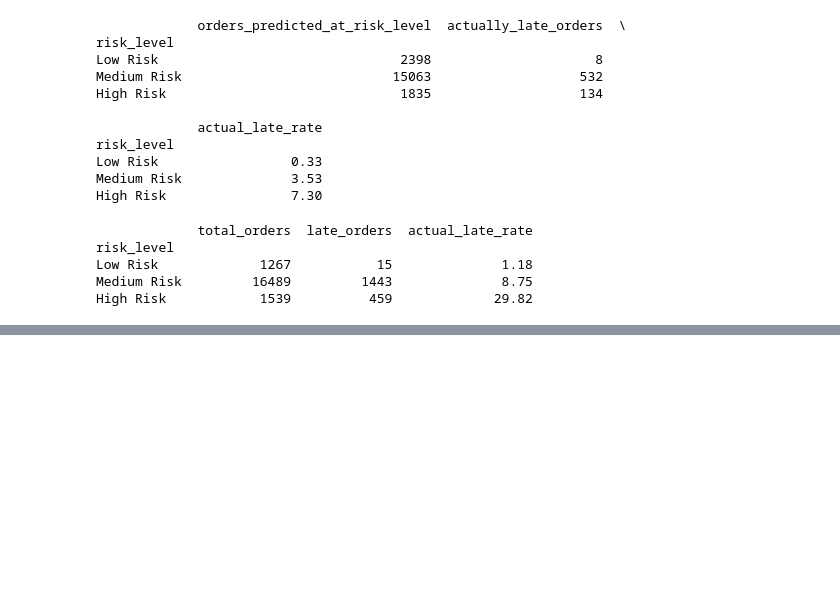
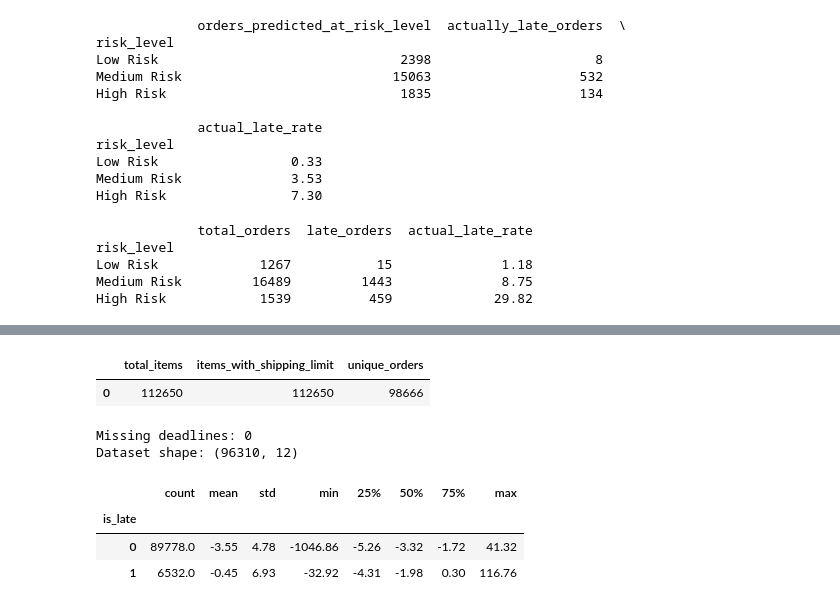
Before and after one commit to sshaz1/retail-business-intelligence-platform, a Jupyter notebook: machine_learning/late_delivery_prediction.ipynb, the cells around one changed output, grey strips where cells are left out. Saved outputs shown, nothing was run; the diff lists cells and outputs as text; code cells hidden in the pictures; blank space fills up the shorter version.

Commit message:
Finalize Gradient Boosting late delivery prediction model with 14 features

```diff
--- a/machine_learning/late_delivery_prediction.ipynb
+++ b/machine_learning/late_delivery_prediction.ipynb
@@ -1238,0 +1329,8 @@ New features such as seller processing time, remaining days until the delivery d
+# %%
+# Remove orders with invalid processing times
+df = df[df["seller_processing_days"] >= 0].copy()
+
+# Verify the cleaned dataset
+print("Remaining orders:", len(df))
+print("Negative processing times:",
+      (df["seller_processing_days"] < 0).sum())
@@ -1238,0 +1402,12 @@ New features such as seller processing time, remaining days until the delivery d
+# %%
+# Sort orders chronologically by shipment date
+df = df.sort_values(
+    "order_delivered_carrier_date"
+).reset_index(drop=True)
+
+# Confirm the shipment date range
+print("Earliest shipment:", df["order_delivered_carrier_date"].min())
+print("Latest shipment:", df["order_delivered_carrier_date"].max())
+
+# Verify the dataset size
+print("Dataset shape:", df.shape)
@@ -1238,0 +1418,46 @@ New features such as seller processing time, remaining days until the delivery d
+# %%
+query = """
+SELECT
+    COUNT(*) AS total_items,
+    COUNT(shipping_limit_date) AS items_with_shipping_limit,
+    COUNT(DISTINCT order_id) AS unique_orders
+FROM order_items
+"""
+
+pd.read_sql(query, engine)
+# %% [output]
+|  | total_items | items_with_shipping_limit | unique_orders |
+| 0 | 112650 | 112650 | 98666 |
+# %%
+query = """
+SELECT
+    order_id,
+    MAX(shipping_limit_date) AS shipping_limit_date
+FROM order_items
+GROUP BY order_id
+"""
+
+shipping_deadlines = pd.read_sql(query, engine)
+
+shipping_deadlines["shipping_limit_date"] = pd.to_datetime(
+    shipping_deadlines["shipping_limit_date"]
+)
+
+df = df.merge(shipping_deadlines, on="order_id", how="left")
+
+print("Missing deadlines:", df["shipping_limit_date"].isna().sum())
+print("Dataset shape:", df.shape)
+
+df["seller_shipping_delay_days"] = (
+    df["order_delivered_carrier_date"] -
+    df["shipping_limit_date"]
+).dt.total_seconds() / 86400
+
+df.groupby("is_late")["seller_shipping_delay_days"].describe().round(2)
+# %% [output]
+Missing deadlines: 0
+Dataset shape: (96310, 12)
+|  | count | mean | std | min | 25% | 50% | 75% | max |
+| is_late |  |  |  |  |  |  |  |  |
+| 0 | 89778.0 | -3.55 | 4.78 | -1046.86 | -5.26 | -3.32 | -1.72 | 41.32 |
+| 1 | 6532.0 | -0.45 | 6.93 | -32.92 | -4.31 | -1.98 | 0.30 | 116.76 |
```
Also changed, not shown: parts of 29 cells of this notebook.
